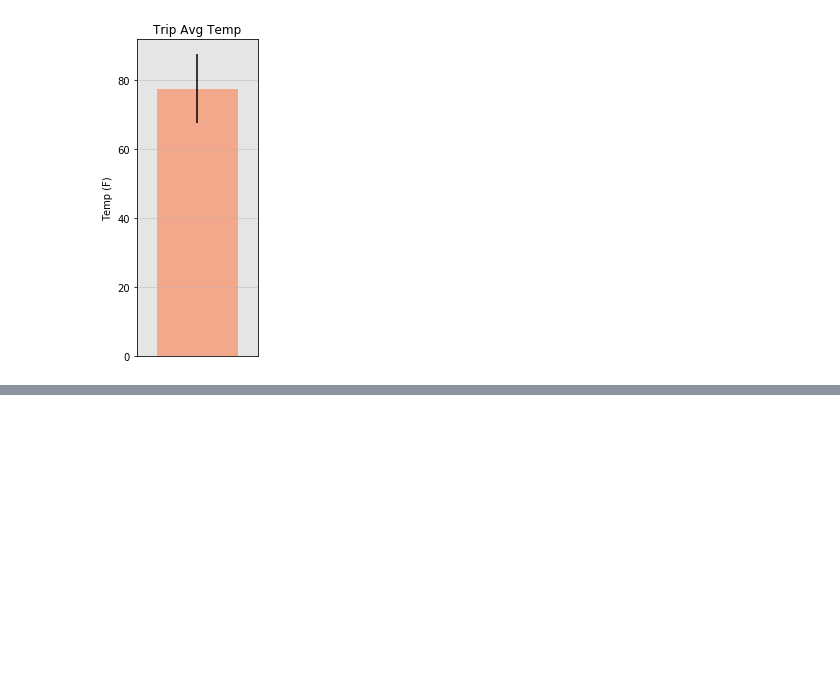
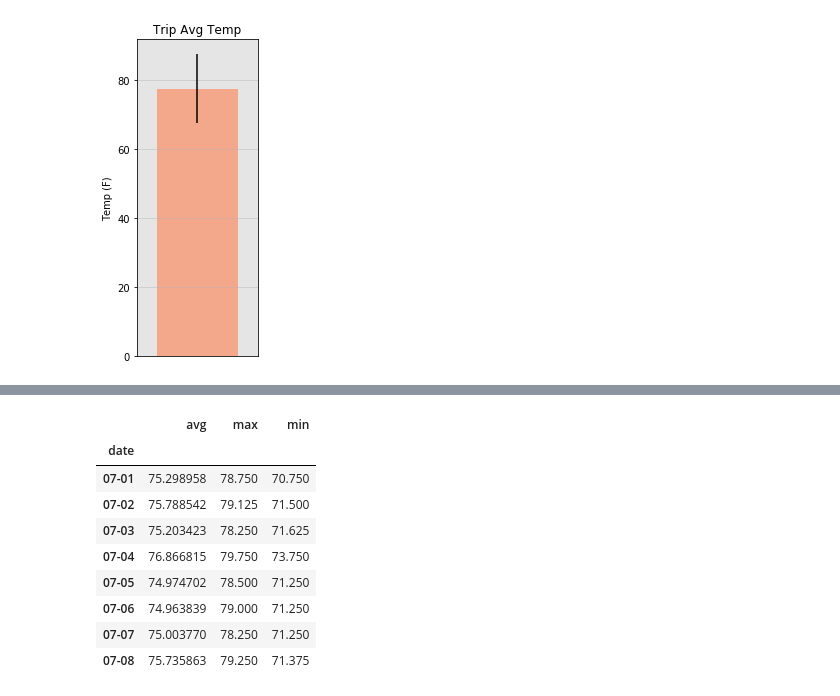
Before and after one commit to AMRiehle/sql-alchemy-challenge, a Jupyter notebook: climate_analysis.ipynb, the cells around one changed output, grey strips where cells are left out. Cells and saved outputs as stored; diff of their text form; code cells hidden in the pictures; blank space fills up the shorter version.

```diff
--- a/climate_analysis.ipynb
+++ b/climate_analysis.ipynb
@@ -259,0 +310,89 @@ The average temperature between July 01, 2017 and July 08, 2017 was 77.46 degres
+# %%
+# Create function to capture normal values between start and end dates inclusive and convert them to lists
+
+def daily_normals(start_date, end_date):
+
+# Declare global variables
+
+    global norms_df
+    global short_dates_df
+    global date_range
+
+# Turn start and end dates into datetime objects
+
+    start_date = date(*map(int, start_date.split('-')))
+    end_date = date(*map(int, end_date.split('-')))
+
+# Calculate date one year before end date
+
+    one_year_before_end_date = end_date - timedelta(days=365)
+
+# Extract month and day number from start date
+
+    new_start_date = start_date.strftime('-%m-%d')
+
+# Query SQLite database to gather all rows that have the same day and month as the start date but are at least one year before the start date
+
+    agg_df = pd.read_sql(f'SELECT * FROM measurements WHERE date LIKE "%{new_start_date}"', conn)
+
+# Group that dataframe by year
+
+    grouped_agg_df = agg_df.groupby(['date'])
+
+# Create and initialize lists for normal values
+
+    date_range = [start_date.strftime('%Y-%m-%d')]
+    short_dates = [start_date.strftime('%m-%d')]
+    min_norms = [grouped_agg_df['tobs'].min().mean()]
+    max_norms = [grouped_agg_df['tobs'].max().mean()]
+    avg_norms = [grouped_agg_df['tobs'].mean().mean()]
+
+# Gather dates and normal data values for dates between day after start date and end date inclusive
+
+    while start_date < end_date:
+        start_date = start_date + timedelta(days=1)
+        date_range.append(start_date.strftime('%Y-%m-%d'))
+        short_dates.append(start_date.strftime('%m-%d'))
+        new_start_date = start_date.strftime('-%m-%d')
+        agg_df = pd.read_sql(f'SELECT * FROM measurements WHERE date LIKE "%{new_start_date}" AND date <= "{one_year_before_end_date}"', conn)
+        grouped_agg_df = agg_df.groupby(['date'])
+        min_norms.append(grouped_agg_df['tobs'].min().mean())
+        max_norms.append(grouped_agg_df['tobs'].max().mean())
+        avg_norms.append(grouped_agg_df['tobs'].mean().mean())
+
+# Create dataframe using normal values for all dates between start and end dates inclusive
+
+    norms_dict = {'date':date_range, 'min':min_norms, 'max':max_norms, 'avg':avg_norms}
+    norms_df = pd.DataFrame(norms_dict)
+
+# Set index of normal values dataframe as date
+
+    norms_df = norms_df.set_index('date')
+
+# Create dataframe using normal values with shortened dates for all dates between start and end dates inclusive
+
+    short_dates_dict = {'date':short_dates, 'min':min_norms, 'max':max_norms, 'avg':avg_norms}
+    short_dates_df = pd.DataFrame(short_dates_dict)
+
+# Set index of normal values dataframe with shortened dates as date
+
+    short_dates_df = short_dates_df.set_index('date')
+
+# Declare start and end dates and apply daily normals function
+
+daily_normals('2018-07-01', '2018-07-08')
+
+# Print dataframe with shortened dates
+
+short_dates_df
+# %% [output]
+|  | avg | max | min |
+| date |  |  |  |
+| 07-01 | 75.298958 | 78.750 | 70.750 |
+| 07-02 | 75.788542 | 79.125 | 71.500 |
+| 07-03 | 75.203423 | 78.250 | 71.625 |
+| 07-04 | 76.866815 | 79.750 | 73.750 |
+| 07-05 | 74.974702 | 78.500 | 71.250 |
+| 07-06 | 74.963839 | 79.000 | 71.250 |
+| 07-07 | 75.003770 | 78.250 | 71.250 |
+| 07-08 | 75.735863 | 79.250 | 71.375 |
```
Also changed, not shown: parts of 6 cells of this notebook, 2 other files.
